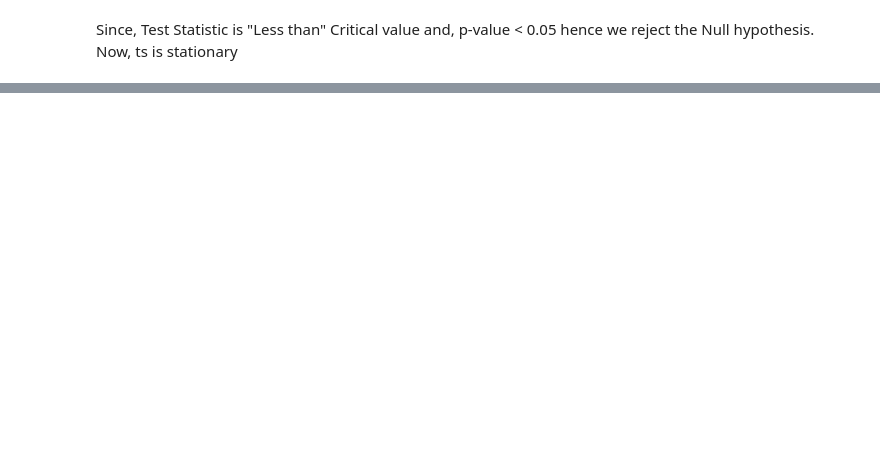
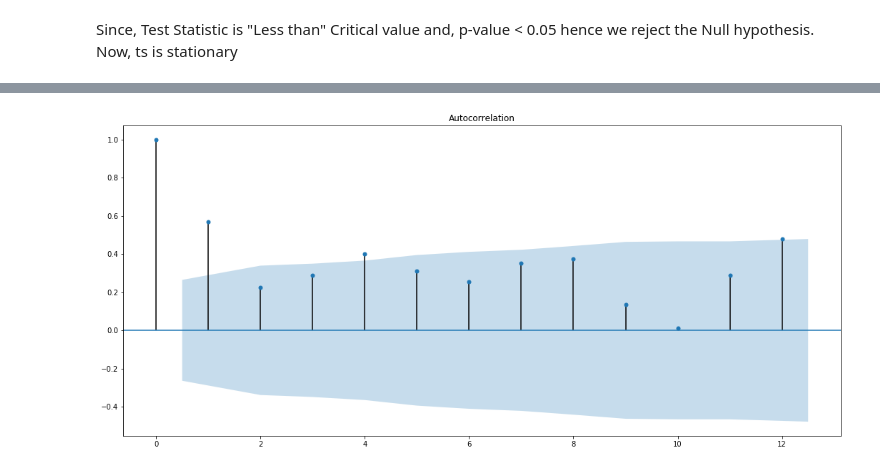
Before and after one commit to Sachindeo/Machine-Learning, a Jupyter notebook: Time_Series_Ga.ipynb, the cells around one changed output, grey strips where cells are left out. Cells and saved outputs as stored; diff of their text form; code cells hidden in the pictures; blank space fills up the shorter version.

```diff
--- a/Time_Series_Ga.ipynb
+++ b/Time_Series_Ga.ipynb
@@ -327,2 +339,7 @@ Text(0.5, 1.0, 'Autocorrelation Function')
+# %%
+plot_acf(ts['Volume'], lags=12)
+plt.show()
+# %% [output]
+[figure, added]
 # %%
 from statsmodels.graphics.tsaplots import plot_pacf
```
Also changed, not shown: parts of 32 cells of this notebook.
